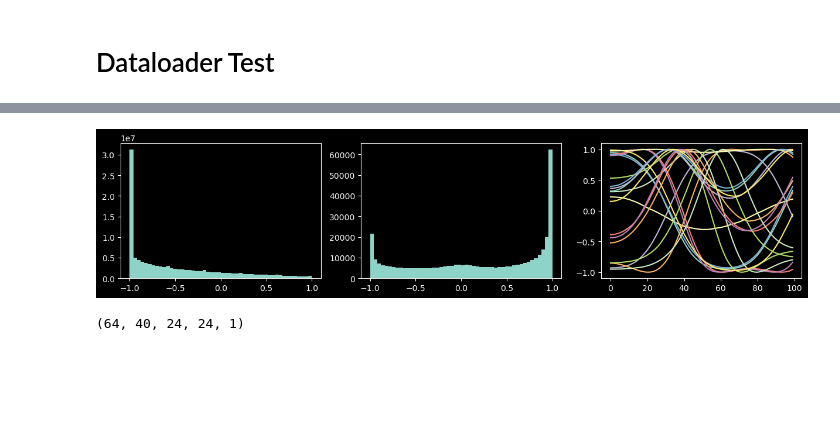
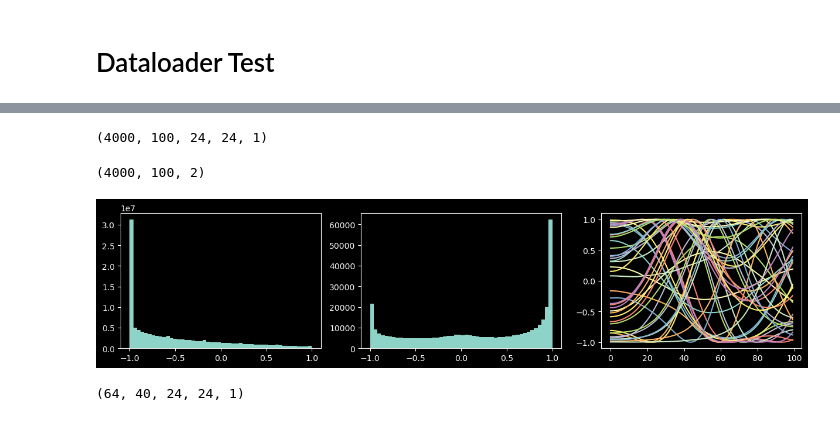
Before and after one commit to GhostKiller127/S5_pendulum, a Jupyter notebook: src/testing.ipynb, the cells around one changed output, grey strips where cells are left out. Cells and saved outputs as stored; diff of their text form; code cells hidden in the pictures; blank space fills up the shorter version.

```diff
--- a/src/testing.ipynb
+++ b/src/testing.ipynb
@@ -18,7 +21,15 @@ dataloader.all_data_shape()
+# %%
+all_obs.shape
+# %% [output]
+(4000, 100, 24, 24, 1)
+# %%
+all_targets.shape
+# %% [output]
+(4000, 100, 2)
 # %%
-dataloader.plot_data_and_targets(data_type='train', plot_targets=(500,510))
+dataloader.plot_data_and_targets(data_type='train', plot_targets=(500,520))
 # %% [output]
-[figure, old version]
+[figure, new version]
 # %%
 a, b = dataloader.batch_data()
 # %%
```
Also changed, not shown: parts of 27 cells of this notebook, 7 other files.
